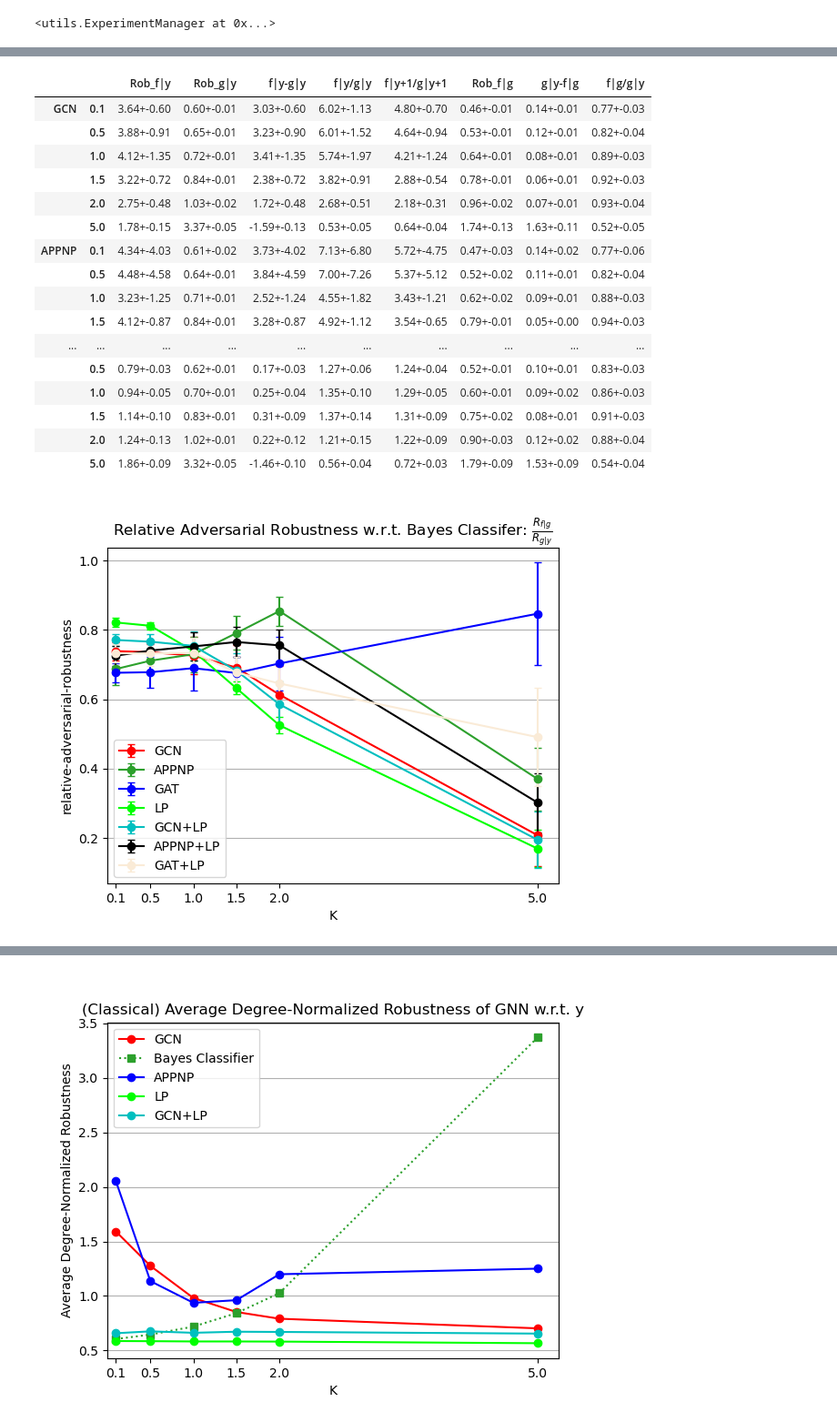
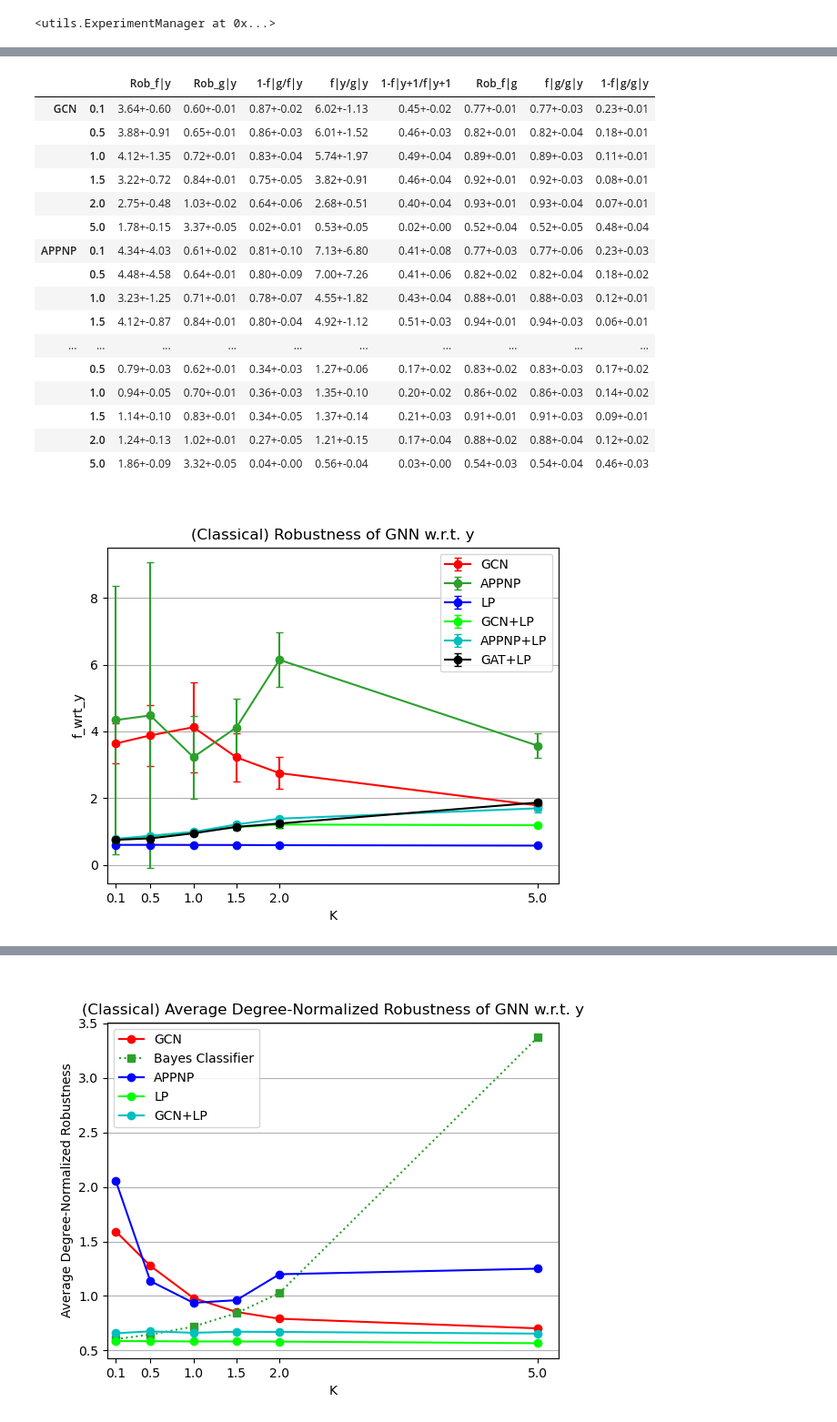
Before and after one commit to saper0/revisiting_robustness, a Jupyter notebook: notebooks/robustness/over_robustness.ipynb, the cells around one changed output, grey strips where cells are left out. Shown at 91% size. Saved outputs shown, nothing was run; the diff lists cells and outputs as text; code cells hidden in the pictures.

```diff
--- a/notebooks/robustness/over_robustness.ipynb
+++ b/notebooks/robustness/over_robustness.ipynb
@@ -106,3 +106,5 @@ experiments = [gcn_exp, gcn_exp_weak,
                appnp_lp_exp, appnp_lp_exp_weak,
                gat_lp_exp, gat_lp_exp_weak]
 experiment_manager = ExperimentManager(experiments)
+# %%
+experiment_manager = ExperimentManager([gcn_exp])
@@ -165,26 +197,26 @@ experiment_manager.plot(name="relative-changes-to-flip-overrobust", attack="l2-w
 models = ["GCN", "APPNP", "GAT", "LP", "GCN+LP", "APPNP+LP", "GAT+LP"]
 experiment_manager.get_robustness_table("l2-weak", models)
 # %% [output]
-|  |  | Rob_f|y | Rob_g|y | f|y-g|y | f|y/g|y | f|y+1/g|y+1 | Rob_f|g | g|y-f|g | f|g/g|y |
-| GCN | 0.1 | 3.64+-0.60 | 0.60+-0.01 | 3.03+-0.60 | 6.02+-1.13 | 4.80+-0.70 | 0.46+-0.01 | 0.14+-0.01 | 0.77+-0.03 |
-|  | 0.5 | 3.88+-0.91 | 0.65+-0.01 | 3.23+-0.90 | 6.01+-1.52 | 4.64+-0.94 | 0.53+-0.01 | 0.12+-0.01 | 0.82+-0.04 |
-|  | 1.0 | 4.12+-1.35 | 0.72+-0.01 | 3.41+-1.35 | 5.74+-1.97 | 4.21+-1.24 | 0.64+-0.01 | 0.08+-0.01 | 0.89+-0.03 |
-|  | 1.5 | 3.22+-0.72 | 0.84+-0.01 | 2.38+-0.72 | 3.82+-0.91 | 2.88+-0.54 | 0.78+-0.01 | 0.06+-0.01 | 0.92+-0.03 |
-|  | 2.0 | 2.75+-0.48 | 1.03+-0.02 | 1.72+-0.48 | 2.68+-0.51 | 2.18+-0.31 | 0.96+-0.02 | 0.07+-0.01 | 0.93+-0.04 |
-|  | 5.0 | 1.78+-0.15 | 3.37+-0.05 | -1.59+-0.13 | 0.53+-0.05 | 0.64+-0.04 | 1.74+-0.13 | 1.63+-0.11 | 0.52+-0.05 |
-| APPNP | 0.1 | 4.34+-4.03 | 0.61+-0.02 | 3.73+-4.02 | 7.13+-6.80 | 5.72+-4.75 | 0.47+-0.03 | 0.14+-0.02 | 0.77+-0.06 |
-|  | 0.5 | 4.48+-4.58 | 0.64+-0.01 | 3.84+-4.59 | 7.00+-7.26 | 5.37+-5.12 | 0.52+-0.02 | 0.11+-0.01 | 0.82+-0.04 |
-|  | 1.0 | 3.23+-1.25 | 0.71+-0.01 | 2.52+-1.24 | 4.55+-1.82 | 3.43+-1.21 | 0.62+-0.02 | 0.09+-0.01 | 0.88+-0.03 |
-|  | 1.5 | 4.12+-0.87 | 0.84+-0.01 | 3.28+-0.87 | 4.92+-1.12 | 3.54+-0.65 | 0.79+-0.01 | 0.05+-0.00 | 0.94+-0.03 |
+|  |  | Rob_f|y | Rob_g|y | 1-f|g/f|y | f|y/g|y | 1-f|y+1/f|y+1 | Rob_f|g | f|g/g|y | 1-f|g/g|y |
+| GCN | 0.1 | 3.64+-0.60 | 0.60+-0.01 | 0.87+-0.02 | 6.02+-1.13 | 0.45+-0.02 | 0.77+-0.01 | 0.77+-0.03 | 0.23+-0.01 |
+|  | 0.5 | 3.88+-0.91 | 0.65+-0.01 | 0.86+-0.03 | 6.01+-1.52 | 0.46+-0.03 | 0.82+-0.01 | 0.82+-0.04 | 0.18+-0.01 |
+|  | 1.0 | 4.12+-1.35 | 0.72+-0.01 | 0.83+-0.04 | 5.74+-1.97 | 0.49+-0.04 | 0.89+-0.01 | 0.89+-0.03 | 0.11+-0.01 |
+|  | 1.5 | 3.22+-0.72 | 0.84+-0.01 | 0.75+-0.05 | 3.82+-0.91 | 0.46+-0.04 | 0.92+-0.01 | 0.92+-0.03 | 0.08+-0.01 |
+|  | 2.0 | 2.75+-0.48 | 1.03+-0.02 | 0.64+-0.06 | 2.68+-0.51 | 0.40+-0.04 | 0.93+-0.01 | 0.93+-0.04 | 0.07+-0.01 |
+|  | 5.0 | 1.78+-0.15 | 3.37+-0.05 | 0.02+-0.01 | 0.53+-0.05 | 0.02+-0.00 | 0.52+-0.04 | 0.52+-0.05 | 0.48+-0.04 |
+| APPNP | 0.1 | 4.34+-4.03 | 0.61+-0.02 | 0.81+-0.10 | 7.13+-6.80 | 0.41+-0.08 | 0.77+-0.03 | 0.77+-0.06 | 0.23+-0.03 |
+|  | 0.5 | 4.48+-4.58 | 0.64+-0.01 | 0.80+-0.09 | 7.00+-7.26 | 0.41+-0.06 | 0.82+-0.02 | 0.82+-0.04 | 0.18+-0.02 |
+|  | 1.0 | 3.23+-1.25 | 0.71+-0.01 | 0.78+-0.07 | 4.55+-1.82 | 0.43+-0.04 | 0.88+-0.01 | 0.88+-0.03 | 0.12+-0.01 |
+|  | 1.5 | 4.12+-0.87 | 0.84+-0.01 | 0.80+-0.04 | 4.92+-1.12 | 0.51+-0.03 | 0.94+-0.01 | 0.94+-0.03 | 0.06+-0.01 |
 | ... | ... | ... | ... | ... | ... | ... | ... | ... | ... |
-|  | 0.5 | 0.79+-0.03 | 0.62+-0.01 | 0.17+-0.03 | 1.27+-0.06 | 1.24+-0.04 | 0.52+-0.01 | 0.10+-0.01 | 0.83+-0.03 |
-|  | 1.0 | 0.94+-0.05 | 0.70+-0.01 | 0.25+-0.04 | 1.35+-0.10 | 1.29+-0.05 | 0.60+-0.01 | 0.09+-0.02 | 0.86+-0.03 |
-|  | 1.5 | 1.14+-0.10 | 0.83+-0.01 | 0.31+-0.09 | 1.37+-0.14 | 1.31+-0.09 | 0.75+-0.02 | 0.08+-0.01 | 0.91+-0.03 |
-|  | 2.0 | 1.24+-0.13 | 1.02+-0.01 | 0.22+-0.12 | 1.21+-0.15 | 1.22+-0.09 | 0.90+-0.03 | 0.12+-0.02 | 0.88+-0.04 |
-|  | 5.0 | 1.86+-0.09 | 3.32+-0.05 | -1.46+-0.10 | 0.56+-0.04 | 0.72+-0.03 | 1.79+-0.09 | 1.53+-0.09 | 0.54+-0.04 |
+|  | 0.5 | 0.79+-0.03 | 0.62+-0.01 | 0.34+-0.03 | 1.27+-0.06 | 0.17+-0.02 | 0.83+-0.02 | 0.83+-0.03 | 0.17+-0.02 |
+|  | 1.0 | 0.94+-0.05 | 0.70+-0.01 | 0.36+-0.03 | 1.35+-0.10 | 0.20+-0.02 | 0.86+-0.02 | 0.86+-0.03 | 0.14+-0.02 |
+|  | 1.5 | 1.14+-0.10 | 0.83+-0.01 | 0.34+-0.05 | 1.37+-0.14 | 0.21+-0.03 | 0.91+-0.01 | 0.91+-0.03 | 0.09+-0.01 |
+|  | 2.0 | 1.24+-0.13 | 1.02+-0.01 | 0.27+-0.05 | 1.21+-0.15 | 0.17+-0.04 | 0.88+-0.02 | 0.88+-0.04 | 0.12+-0.02 |
+|  | 5.0 | 1.86+-0.09 | 3.32+-0.05 | 0.04+-0.00 | 0.56+-0.04 | 0.03+-0.00 | 0.54+-0.03 | 0.54+-0.04 | 0.46+-0.03 |
 # %%
-models = ["GCN", "APPNP", "GAT",  "LP", "GCN+LP", "APPNP+LP", "GAT+LP"]
-title = r"Relative Adversarial Robustness w.r.t. Bayes Classifer: $\frac{R_{f|g}}{R_{g|y}}$"
-experiment_manager.plot(name="relative-adversarial-robustness", attack="l2", models=models, errorbars=True, title=title)
+models = ["GCN", "APPNP",  "LP", "GCN+LP", "APPNP+LP", "GAT+LP"]
+title = r"(Classical) Robustness of GNN w.r.t. y"
+experiment_manager.plot(name="f_wrt_y", attack="l2-weak", models=models, errorbars=True, title=title)
 # %% [output]
-[figure, old version]
+[figure, new version]
```
Also changed, not shown: parts of 19 cells of this notebook, 1 other file.
